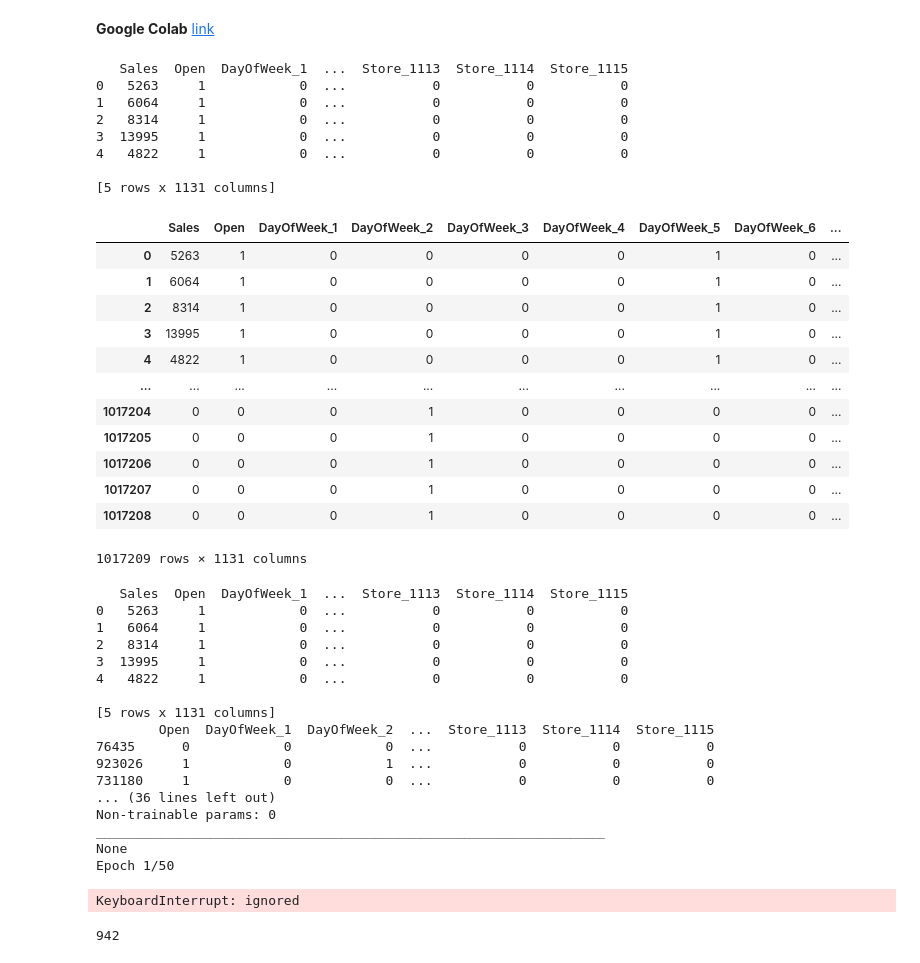
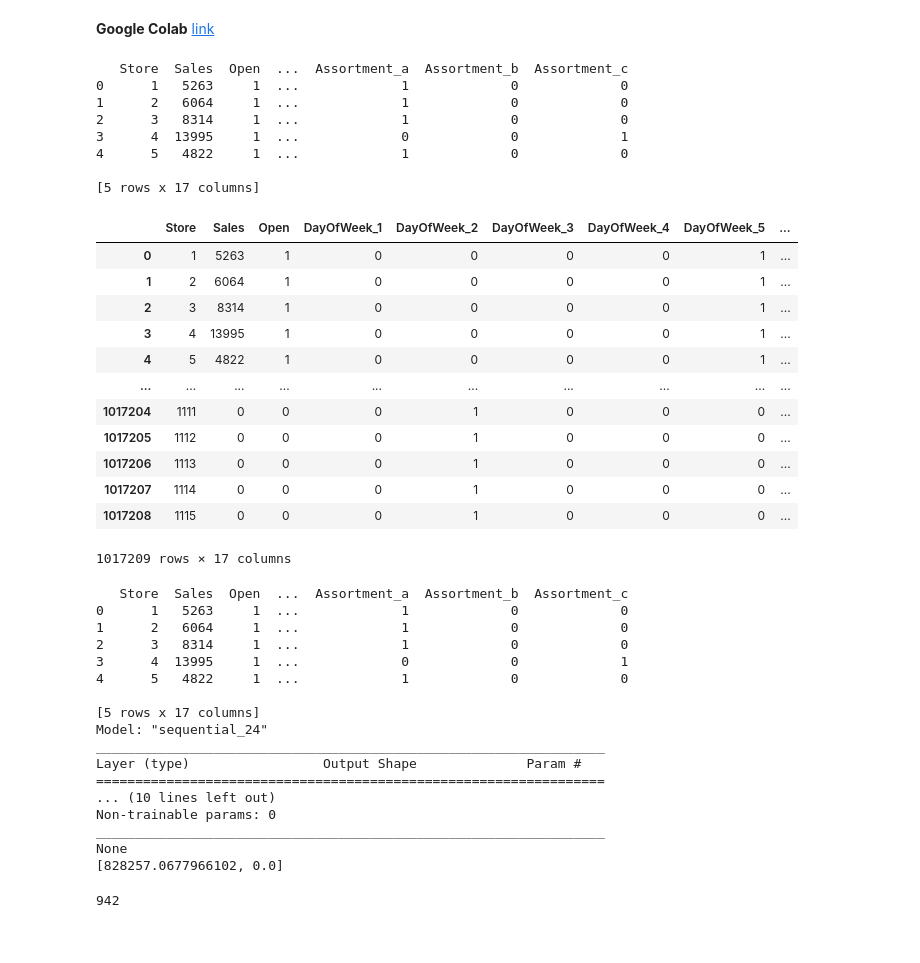
Before and after one commit to kirillzyusko/stock-predictions, a Jupyter notebook: lab.ipynb, the cells around one changed output. Cells and saved outputs as stored; diff of their text form; code cells hidden in the pictures.

Commit message:
[SP-03] - train model only on one stock

```diff
--- a/lab.ipynb
+++ b/lab.ipynb
@@ -24,54 +24,54 @@ def get_data():
     df = one_hot(train, 'DayOfWeek')
 
     df = inner_join(df, store, 'Store')
     df = one_hot(df, 'StoreType')
     df = one_hot(df, 'Assortment')
-    df = one_hot(df, 'Store')
+    #df = one_hot(df, 'Store')
 
     df.drop([
         'StateHoliday',
         'SchoolHoliday',
         'Date',
         'Customers',
         'Promo',
         'PromoInterval',
         'Promo2',
         'Promo2SinceWeek',
         'Promo2SinceYear',
         'CompetitionDistance',
         'CompetitionOpenSinceMonth',
         'CompetitionOpenSinceYear'
     ], axis=1, inplace=True)
 
     # data = where_equal(df, 'Store', 1)
     # print(list(df))
     print(df.head())
 
     return df
 
 get_data()
 # %% [output]
-   Sales  Open  DayOfWeek_1  ...  Store_1113  Store_1114  Store_1115
-0   5263     1            0  ...           0           0           0
-1   6064     1            0  ...           0           0           0
-2   8314     1            0  ...           0           0           0
-3  13995     1            0  ...           0           0           0
-4   4822     1            0  ...           0           0           0
+   Store  Sales  Open  ...  Assortment_a  Assortment_b  Assortment_c
+0      1   5263     1  ...             1             0             0
+1      2   6064     1  ...             1             0             0
+2      3   8314     1  ...             1             0             0
+3      4  13995     1  ...             0             0             1
+4      5   4822     1  ...             1             0             0
 
-[5 rows x 1131 columns]
+[5 rows x 17 columns]
-|  | Sales | Open | DayOfWeek_1 | DayOfWeek_2 | DayOfWeek_3 | DayOfWeek_4 | DayOfWeek_5 | DayOfWeek_6 | ... |
-| 0 | 5263 | 1 | 0 | 0 | 0 | 0 | 1 | 0 | ... |
-| 1 | 6064 | 1 | 0 | 0 | 0 | 0 | 1 | 0 | ... |
-| 2 | 8314 | 1 | 0 | 0 | 0 | 0 | 1 | 0 | ... |
-| 3 | 13995 | 1 | 0 | 0 | 0 | 0 | 1 | 0 | ... |
-| 4 | 4822 | 1 | 0 | 0 | 0 | 0 | 1 | 0 | ... |
+|  | Store | Sales | Open | DayOfWeek_1 | DayOfWeek_2 | DayOfWeek_3 | DayOfWeek_4 | DayOfWeek_5 | ... |
+| 0 | 1 | 5263 | 1 | 0 | 0 | 0 | 0 | 1 | ... |
+| 1 | 2 | 6064 | 1 | 0 | 0 | 0 | 0 | 1 | ... |
+| 2 | 3 | 8314 | 1 | 0 | 0 | 0 | 0 | 1 | ... |
+| 3 | 4 | 13995 | 1 | 0 | 0 | 0 | 0 | 1 | ... |
+| 4 | 5 | 4822 | 1 | 0 | 0 | 0 | 0 | 1 | ... |
 | ... | ... | ... | ... | ... | ... | ... | ... | ... | ... |
-| 1017204 | 0 | 0 | 0 | 1 | 0 | 0 | 0 | 0 | ... |
-| 1017205 | 0 | 0 | 0 | 1 | 0 | 0 | 0 | 0 | ... |
-| 1017206 | 0 | 0 | 0 | 1 | 0 | 0 | 0 | 0 | ... |
-| 1017207 | 0 | 0 | 0 | 1 | 0 | 0 | 0 | 0 | ... |
-| 1017208 | 0 | 0 | 0 | 1 | 0 | 0 | 0 | 0 | ... |
+| 1017204 | 1111 | 0 | 0 | 0 | 1 | 0 | 0 | 0 | ... |
+| 1017205 | 1112 | 0 | 0 | 0 | 1 | 0 | 0 | 0 | ... |
+| 1017206 | 1113 | 0 | 0 | 0 | 1 | 0 | 0 | 0 | ... |
+| 1017207 | 1114 | 0 | 0 | 0 | 1 | 0 | 0 | 0 | ... |
+| 1017208 | 1115 | 0 | 0 | 0 | 1 | 0 | 0 | 0 | ... |
-1017209 rows × 1131 columns
+1017209 rows × 17 columns
 # %%
 from pandas import read_csv
 from keras.models import Sequential
@@ -83,6 +83,7 @@ from sklearn.model_selection import train_test_split
 import tensorflow as tf
 
 data = get_data()
+data = data[data['Store'] == 1]
 
 y = data['Sales']
 data.drop(['Sales'], axis=1, inplace=True)
@@ -92,9 +93,6 @@ X_train, X_test, y_train, y_test = train_test_split(X, y, test_size=0.25, random
 
 length, features = data.shape
 stocks = 1115
-
-print(X_test)
-print(y_test)
 
 model = Sequential()
 model.add(Dense(int(features * 1.5), input_dim=features, kernel_initializer='normal', kernel_regularizer=regularizers.l2(0.001), activation='relu', name='hidden_1'))
@@ -111,30 +109,30 @@ model.compile(loss='mse', optimizer='adam', metrics=['accuracy'])
 print(model.summary())
 
 model.fit(X_train, y_train,
-          epochs=50,
-          verbose=1)
+          epochs=50000,
+          validation_data=(X_test, y_test),
+          verbose=0)
 
 score = model.evaluate(X_test, y_test, verbose=0)
 print(score)
 # %% [output]
-   Sales  Open  DayOfWeek_1  ...  Store_1113  Store_1114  Store_1115
-0   5263     1            0  ...           0           0           0
-1   6064     1            0  ...           0           0           0
-2   8314     1            0  ...           0           0           0
-3  13995     1            0  ...           0           0           0
-4   4822     1            0  ...           0           0           0
+   Store  Sales  Open  ...  Assortment_a  Assortment_b  Assortment_c
+0      1   5263     1  ...             1             0             0
+1      2   6064     1  ...             1             0             0
+2      3   8314     1  ...             1             0             0
+3      4  13995     1  ...             0             0             1
+4      5   4822     1  ...             1             0             0
 
-[5 rows x 1131 columns]
-        Open  DayOfWeek_1  DayOfWeek_2  ...  Store_1113  Store_1114  Store_1115
-76435      0            0            0  ...           0           0           0
-923026     1            0            1  ...           0           0           0
-731180     1            0            0  ...           0           0           0
-... (36 lines left out)
+[5 rows x 17 columns]
+Model: "sequential_24"
+_________________________________________________________________
+Layer (type)                 Output Shape              Param #
+=================================================================
+... (10 lines left out)
 Non-trainable params: 0
 _________________________________________________________________
 None
-Epoch 1/50
+[828257.0677966102, 0.0]
-KeyboardInterrupt: ignored
 # %%
 import pandas as pd
 import matplotlib.pyplot as plt
```
